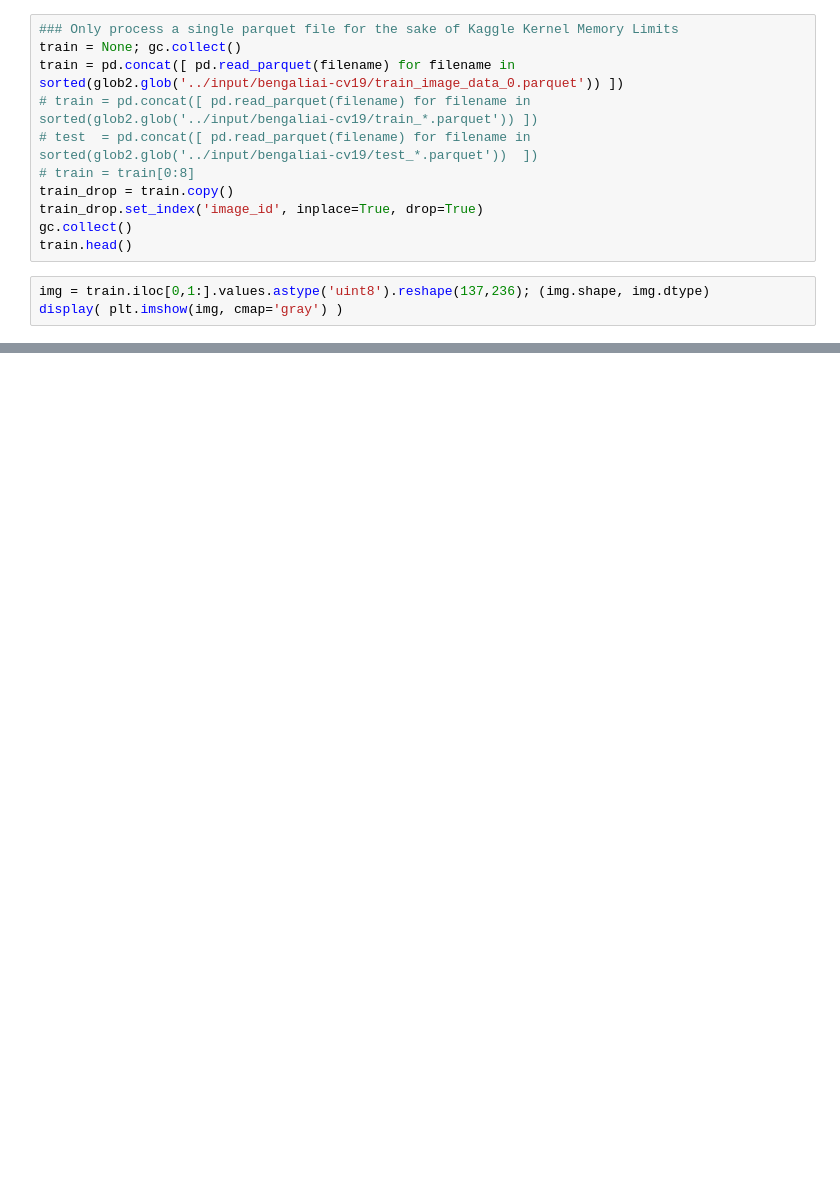
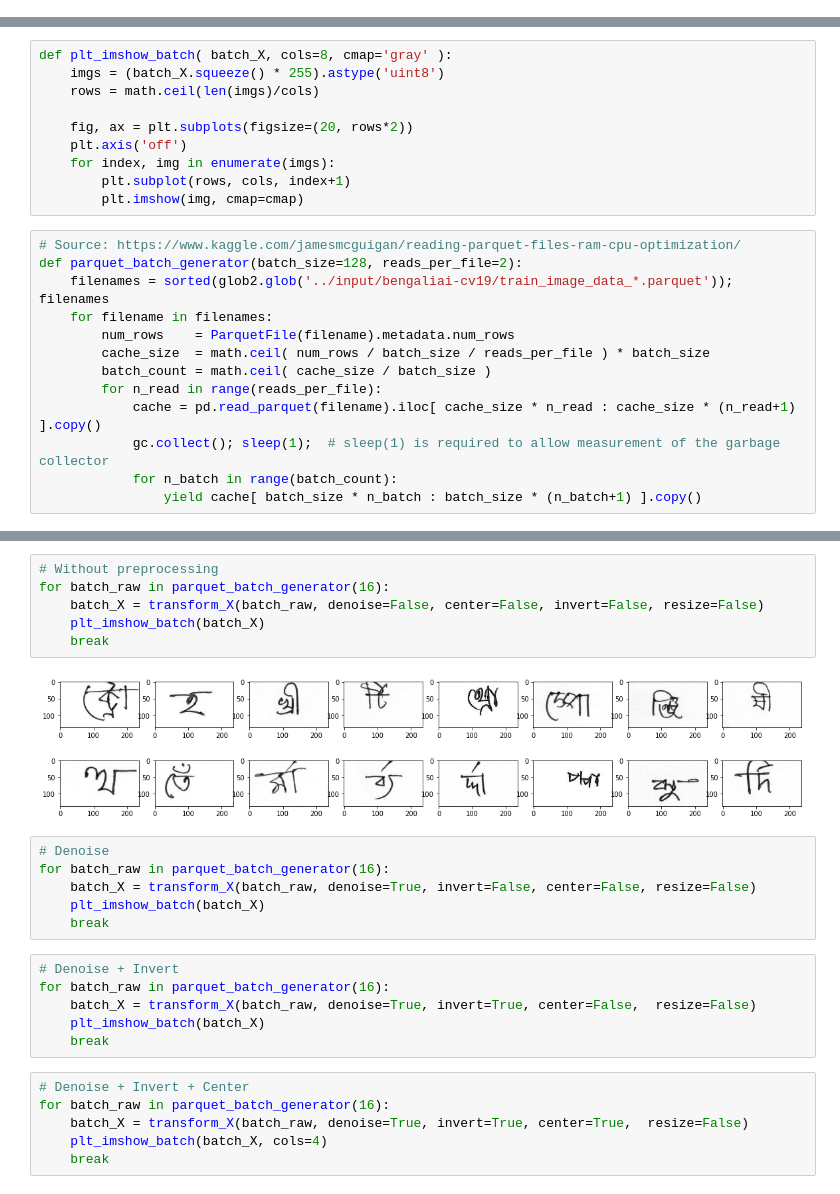
Before and after one commit to JamesMcGuigan/kaggle-bengali-ai, a Jupyter notebook: notebooks/Image Processing.ipynb, the cells around one changed output, grey strips where cells are left out. Drawn from its saved outputs; the diff is of its cells as text; blank space fills up the shorter version.

Commit message:
notebooks | Update from Kaggle

```diff
--- a/notebooks/Image Processing.ipynb
+++ b/notebooks/Image Processing.ipynb
@@ -23,14 +37,0 @@ pd.set_option('display.max_colwidth',   -1)
-# %%
-### Only process a single parquet file for the sake of Kaggle Kernel Memory Limits
-train = None; gc.collect()
-train = pd.concat([ pd.read_parquet(filename) for filename in sorted(glob2.glob('../input/bengaliai-cv19/train_image_data_0.parquet')) ])
-# train = pd.concat([ pd.read_parquet(filename) for filename in sorted(glob2.glob('../input/bengaliai-cv19/train_*.parquet')) ])
-# test  = pd.concat([ pd.read_parquet(filename) for filename in sorted(glob2.glob('../input/bengaliai-cv19/test_*.parquet'))  ])
-# train = train[0:8]
-train_drop = train.copy()
-train_drop.set_index('image_id', inplace=True, drop=True)
-gc.collect()
-train.head()
-# %%
-img = train.iloc[0,1:].values.astype('uint8').reshape(137,236); (img.shape, img.dtype)
-display( plt.imshow(img, cmap='gray') )
@@ -84,0 +38,23 @@ cropped_df
+# %%
+def plt_imshow_batch( batch_X, cols=8, cmap='gray' ):
+    imgs = (batch_X.squeeze() * 255).astype('uint8')
+    rows = math.ceil(len(imgs)/cols)
+
+    fig, ax = plt.subplots(figsize=(20, rows*2))
+    plt.axis('off')
+    for index, img in enumerate(imgs):
+        plt.subplot(rows, cols, index+1)
+        plt.imshow(img, cmap=cmap)
+# %%
+# Source: https://www.kaggle.com/jamesmcguigan/reading-parquet-files-ram-cpu-optimization/
+def parquet_batch_generator(batch_size=128, reads_per_file=2):
+    filenames = sorted(glob2.glob('../input/bengaliai-cv19/train_image_data_*.parquet')); filenames
+    for filename in filenames:
+        num_rows    = ParquetFile(filename).metadata.num_rows
+        cache_size  = math.ceil( num_rows / batch_size / reads_per_file ) * batch_size
+        batch_count = math.ceil( cache_size / batch_size )
+        for n_read in range(reads_per_file):
+            cache = pd.read_parquet(filename).iloc[ cache_size * n_read : cache_size * (n_read+1) ].copy()
+            gc.collect(); sleep(1);  # sleep(1) is required to allow measurement of the garbage collector
+            for n_batch in range(batch_count):
+                yield cache[ batch_size * n_batch : batch_size * (n_batch+1) ].copy()
@@ -84,0 +148,26 @@ cropped_df
+# %%
+# Without preprocessing
+for batch_raw in parquet_batch_generator(16):
+    batch_X = transform_X(batch_raw, denoise=False, center=False, invert=False, resize=False)
+    plt_imshow_batch(batch_X)
+    break
+# %% [output]
+[figure, added]
+# %%
+# Denoise
+for batch_raw in parquet_batch_generator(16):
+    batch_X = transform_X(batch_raw, denoise=True, invert=False, center=False, resize=False)
+    plt_imshow_batch(batch_X)
+    break
+# %%
+# Denoise + Invert
+for batch_raw in parquet_batch_generator(16):
+    batch_X = transform_X(batch_raw, denoise=True, invert=True, center=False,  resize=False)
+    plt_imshow_batch(batch_X)
+    break
+# %%
+# Denoise + Invert + Center
+for batch_raw in parquet_batch_generator(16):
+    batch_X = transform_X(batch_raw, denoise=True, invert=True, center=True,  resize=False)
+    plt_imshow_batch(batch_X, cols=4)
+    break
```
Also changed, not shown: parts of 34 cells of this notebook.
